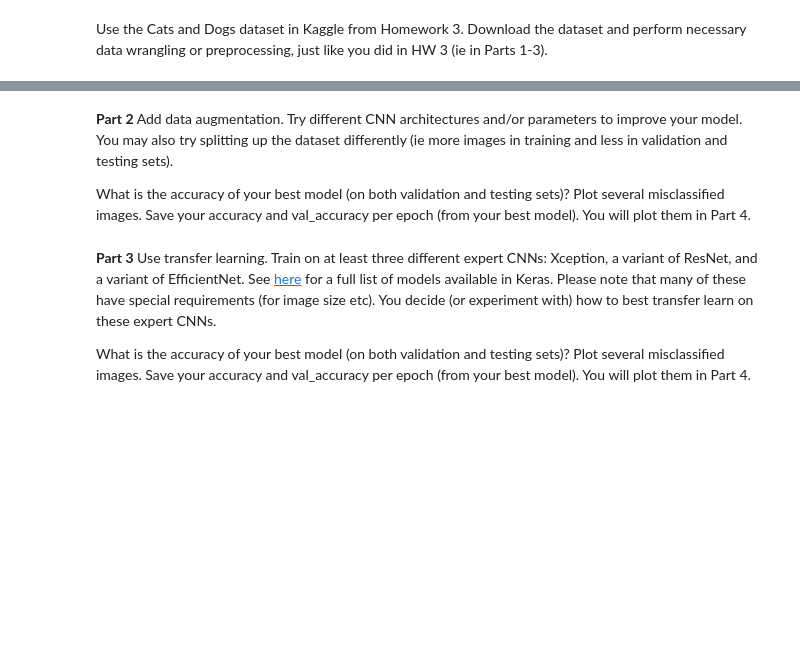
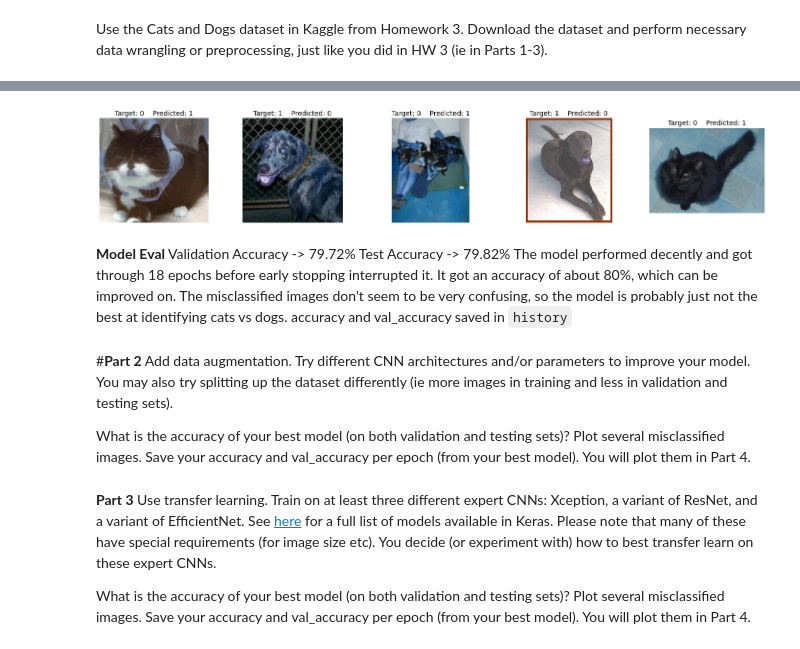
Before and after one commit to NeymanThomas/4499-Assignments, a Jupyter notebook: Mid-Project/MidProject.ipynb, the cells around one changed output, grey strips where cells are left out. Saved outputs shown, nothing was run; the diff lists cells and outputs as text; code cells hidden in the pictures; blank space fills up the shorter version.

````diff
--- a/Mid-Project/MidProject.ipynb
+++ b/Mid-Project/MidProject.ipynb
@@ -29,0 +225,4 @@ Save your accuracy and val_accuracy each epoch. You will plot them in Part 4.
+# %%
+model.compile(optimizer='nadam', loss='sparse_categorical_crossentropy', metrics=['accuracy'])
+# %%
+history = model.fit(X_train, y_train, epochs=50, batch_size=32, validation_data=(X_val, y_val), callbacks=[keras.callbacks.EarlyStopping(patience=5)])
@@ -30,5 +252,38 @@ Save your accuracy and val_accuracy each epoch. You will plot them in Part 4.
+# %%
+# misclassified images
+predictions = np.argmax(model.predict(X_test), axis=-1)
+misclassifiedIndexes = []
+index = 20000
+for target, predict in zip(y_test, predictions):
+  if target != predict:
+    misclassifiedIndexes.append(index)
+  index += 1
+
+plt.figure(figsize=(25,4))
+plt.subplot(1,5,1)
+img = cv2.imread('train/train/' + df['filename'][misclassifiedIndexes[0]], cv2.IMREAD_COLOR)
+plt.imshow(img)
+
+temp = 1
+for index in misclassifiedIndexes:
+  plt.subplot(1,5,temp)
+  img = cv2.imread('train/train/' + df['filename'][index], cv2.IMREAD_COLOR)
+  plt.axis('off')
+  plt.title(f'Target: {categories[y_test[index - 20000]]}    Predicted: {categories[predictions[index - 20000]]}', fontsize=14)
+  plt.imshow(img)
+  temp += 1
+  if temp > 5:
+    break
+# %% [output]
+[figure, added]
+# %% [markdown]
+**Model Eval** </br>
+Validation Accuracy -> 79.72% </br>
+Test Accuracy -> 79.82% </br>
+The model performed decently and got through 18 epochs before early stopping interrupted it. It got an accuracy of about 80%, which can be improved on. The misclassified images don't seem to be very confusing, so the model is probably just not the best at identifying cats vs dogs. </br>
+accuracy and val_accuracy saved in ```history```
 # %% [markdown]
-**Part 2** </br>
+#**Part 2** </br>
 Add data augmentation. Try different CNN architectures and/or parameters to improve your model. You may also try splitting up the dataset differently (ie more images in training and less in validation and testing sets).
 
 What is the accuracy of your best model (on both validation and testing sets)? Plot several misclassified images. Save your accuracy and val_accuracy per epoch (from your best model). You will plot them in Part 4.
````
Also changed, not shown: parts of 18 cells of this notebook.
